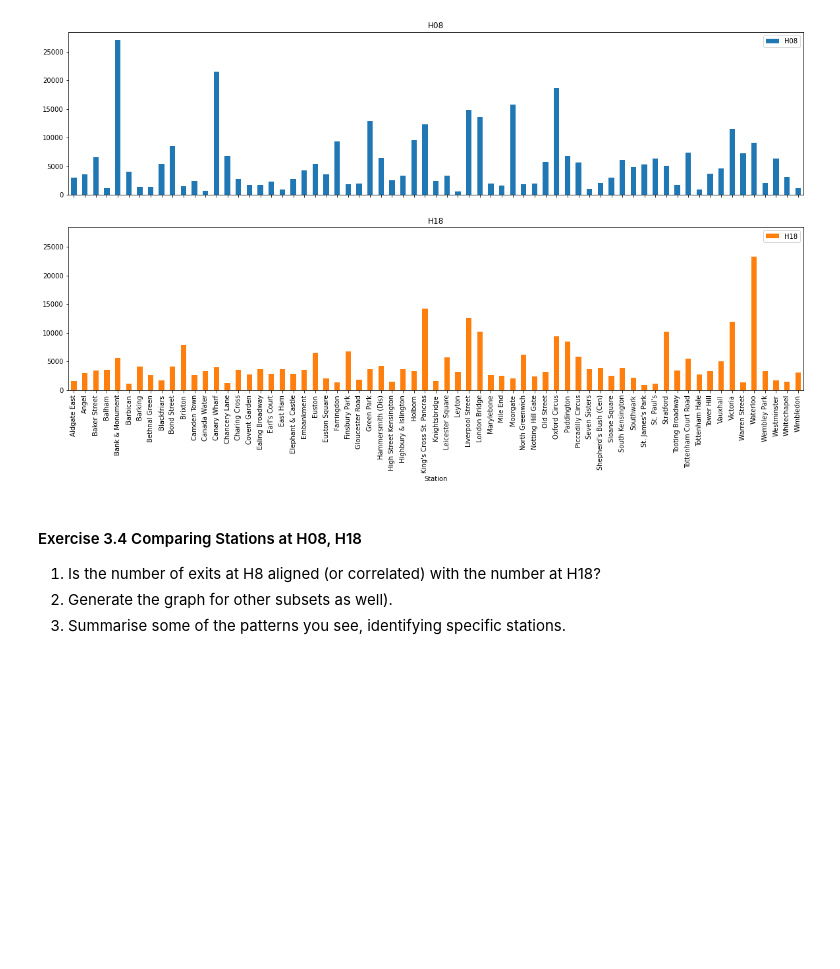
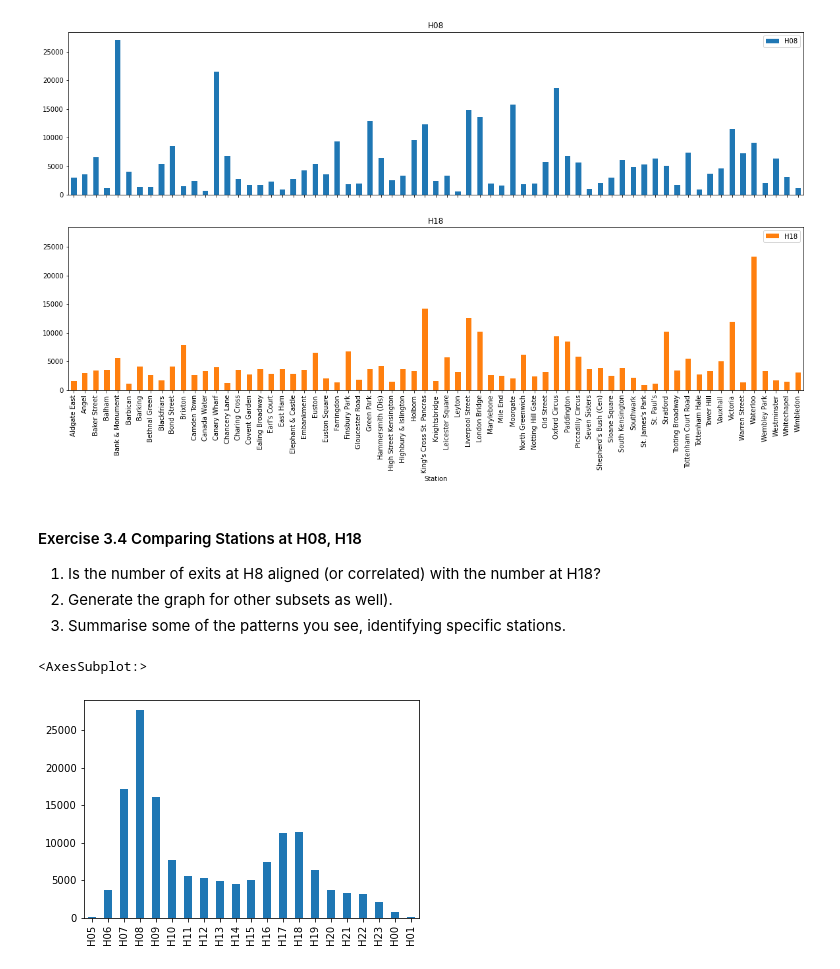
Before and after one commit to elliot-linsey/QMUL, a Jupyter notebook: Statistics/notebook2-v3.ipynb, the cells around one changed output. Cells and saved outputs as stored; diff of their text form; code cells hidden in the pictures; blank space fills up the shorter version.

```diff
--- a/Statistics/notebook2-v3.ipynb
+++ b/Statistics/notebook2-v3.ipynb
@@ -574,3 +574,8 @@ ax = exits.loc[totals.Total > 20000, ['H08','H18']].plot(kind='bar', figsize=(20
 1. Is the number of exits at H8 aligned (or correlated) with the number at H18?
 3. Generate the graph for other subsets as well).
 2. Summarise some of the patterns you see, identifying specific stations.
+# %%
+entries.loc['Waterloo'].plot(kind='bar')
+# %% [output]
+<AxesSubplot:>
+[figure, added]
```
Also changed, not shown: parts of 3 cells of this notebook, 1 other file.
